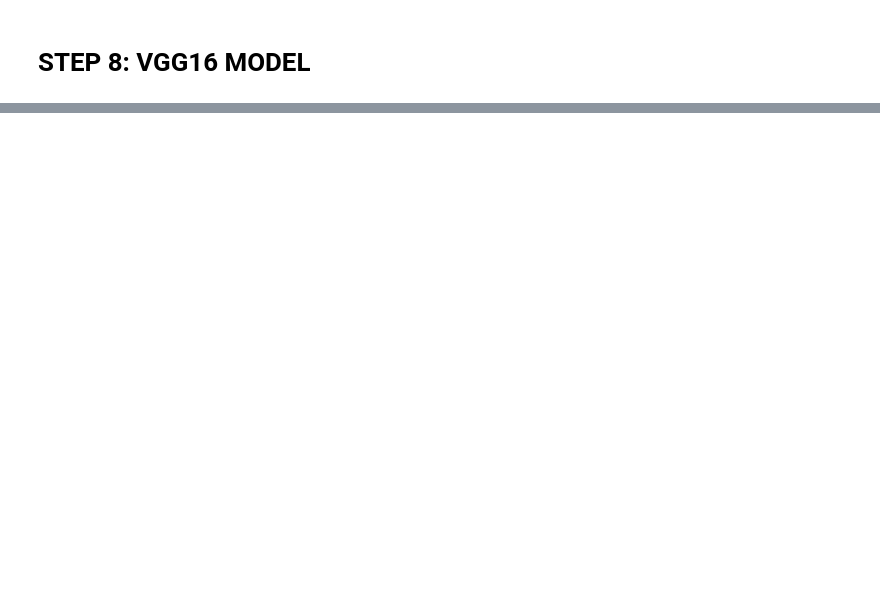
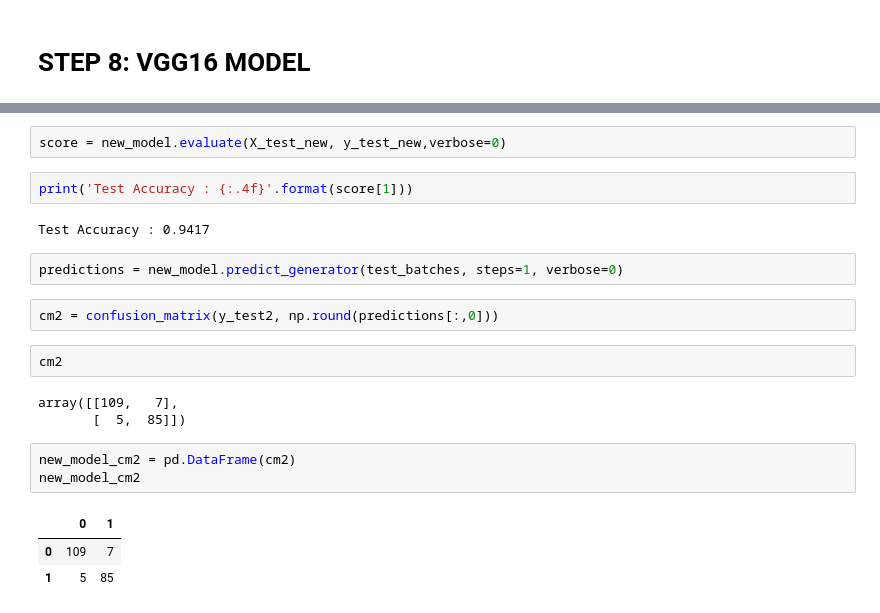
Before and after one commit to FunCodingPanda/Image_Classification, a Jupyter notebook: Mushroom_Capstone.ipynb, the cells around one changed output, grey strips where cells are left out. Saved outputs shown, nothing was run; the diff lists cells and outputs as text; blank space fills up the shorter version.

```diff
--- a/Mushroom_Capstone.ipynb
+++ b/Mushroom_Capstone.ipynb
@@ -399,0 +627,22 @@ plt.show()
+# %%
+score = new_model.evaluate(X_test_new, y_test_new,verbose=0)
+# %%
+print('Test Accuracy : {:.4f}'.format(score[1]))
+# %% [output]
+Test Accuracy : 0.9417
+# %%
+predictions = new_model.predict_generator(test_batches, steps=1, verbose=0)
+# %%
+cm2 = confusion_matrix(y_test2, np.round(predictions[:,0]))
+# %%
+cm2
+# %% [output]
+array([[109,   7],
+       [  5,  85]])
+# %%
+new_model_cm2 = pd.DataFrame(cm2)
+new_model_cm2
+# %% [output]
+|  | 0 | 1 |
+| 0 | 109 | 7 |
+| 1 | 5 | 85 |
```
Also changed, not shown: parts of 43 cells of this notebook.
